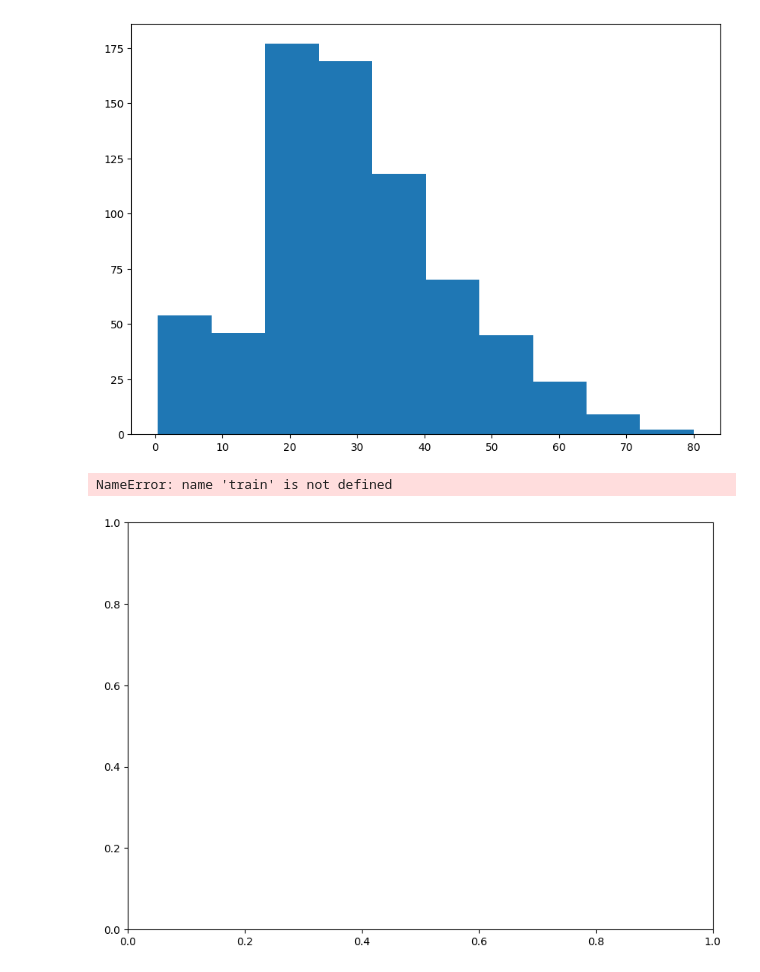
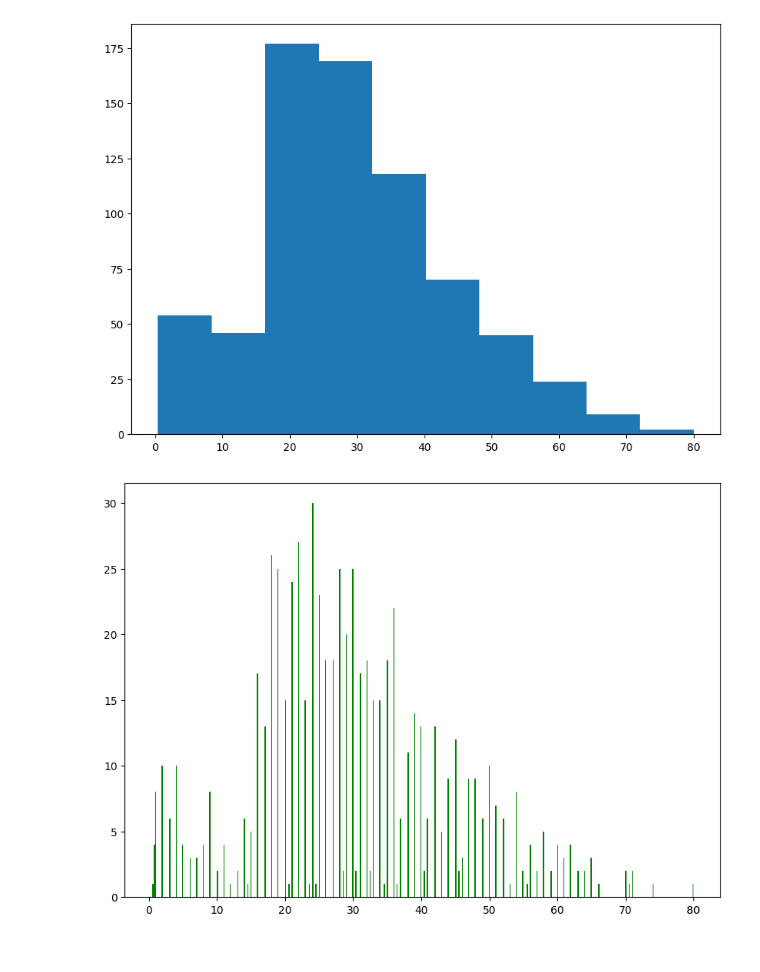
Before and after one commit to FemasAriandaRizki/titanic_classification, a Jupyter notebook: Untitled6.ipynb, the cells around one changed output. Cells and saved outputs as stored; diff of their text form; code cells hidden in the pictures.

```diff
--- a/Untitled6.ipynb
+++ b/Untitled6.ipynb
@@ -188,15 +191,14 @@ plt.show()
 # %%
 def hstgrm(column):
   fig, ax = plt.subplots(figsize = (10, 7))
-  ax.hist(train[column], color='green', bins=30)
+  ax.hist(train[column], color='green', bins=500)
 
-  ax.set_title(f'Histogram of {column}')
-  ax.set_xlabel(column)
-  ax.set_ylabel('Frequency')
+  # ax.set_title(f'Histogram of {column}')
+  # ax.set_xlabel(column)
+  # ax.set_ylabel('Frequency')
 
   plt.show()
 # %%
-hstgrm("Fare")
+hstgrm("Age")
 # %% [output]
-NameError: name 'train' is not defined
-[figure, old version]
+[figure, new version]
```
Also changed, not shown: parts of 25 cells of this notebook.
